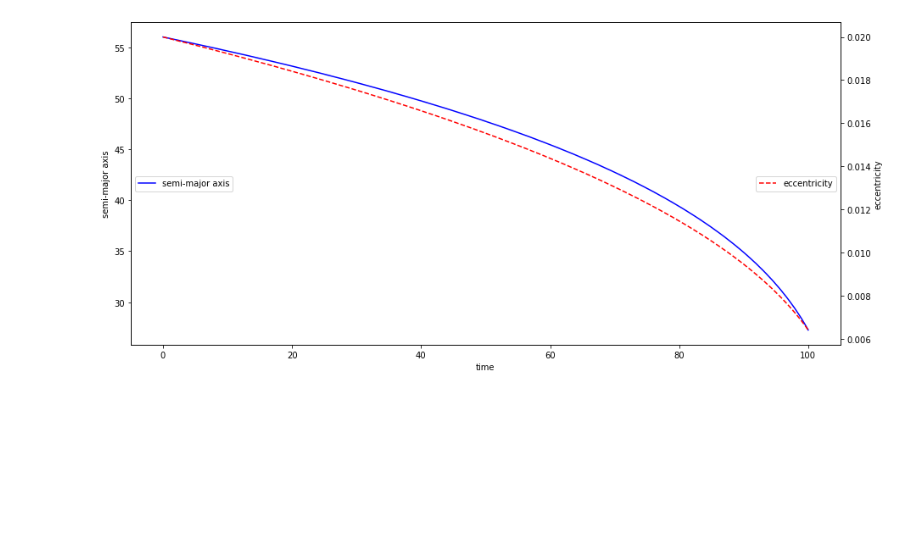
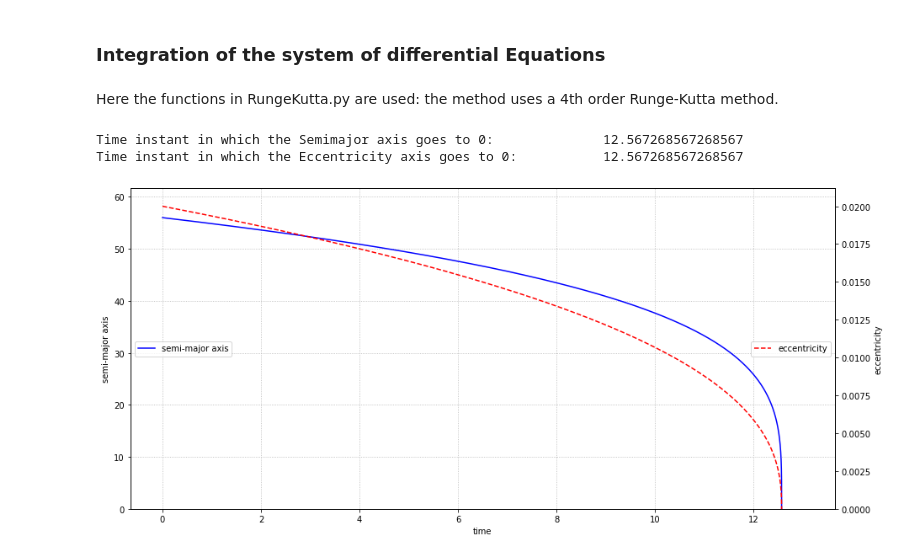
Before and after one commit to Bahadoram/Delay-Time-Dist.-of-Compact-Binary-Objects, a Jupyter notebook: project.ipynb, the cells around one changed output. Saved outputs shown, nothing was run; the diff lists cells and outputs as text; code cells hidden in the pictures; blank space fills up the shorter version.

```diff
--- a/project.ipynb
+++ b/project.ipynb
@@ -16,11 +53,15 @@ BHBHm = pd.read_csv(dir+file2)
+# %% [markdown]
+### Integration of the system of differential Equations
+# %% [markdown]
+Here the functions in RungeKutta.py are used: the method uses a 4th order Runge-Kutta method.
 # %%
-TMIN = 0;  TMAX = 100 # s
+TMIN = 0;  TMAX = 13 # s
 a0   = 56;   e0 = .02
 #initial_state = (a0, e0)
 NSTEPS        = int(1e6)
 
 # just for the try
-M1, M2 = 18e24, 21e24
+M1, M2 = BHBH[['Mass_0', 'Mass_1']].iloc[0]
 
 h = ( TMAX - TMIN ) / (NSTEPS - 1.)
 t = np.linspace(TMIN, TMAX, NSTEPS)
@@ -35,20 +76,29 @@ for i in range(NSTEPS-1):
     yout   = ODE_RK( t[i], yin, h, M2, M1 )
     a[i+1] = yout[0]
     e[i+1] = yout[1]
+# %%
+print("Time instant in which the Semimajor axis goes to 0:\t\t",    t[a<=0][0])
+print("Time instant in which the Eccentricity axis goes to 0:\t\t", t[e<=0][0])
+# %% [output]
+Time instant in which the Semimajor axis goes to 0:              12.567268567268567
+Time instant in which the Eccentricity axis goes to 0:           12.567268567268567
 # %%
 fig, ax = plt.subplots(figsize=(15,7))
 ax.plot(t,a,'b-',  label='semi-major axis')
 ax.set_ylabel('semi-major axis')
 ax.set_xlabel('time')
 ax.legend(loc='center left')
+ax.grid(ls='dotted')
+ax.set_ylim(bottom=0)
 
 ax_ = ax.twinx()
 ax_.plot(t,e,'r--', label='eccentricity')
 ax_.set_ylabel('eccentricity')
 ax_.legend(loc='center right')
+ax_.set_ylim(bottom=0)
 plt.show()
 # %% [output]
-[figure, old version]
+[figure, new version]
 # %%
 initial_state = (a0, e0)
 
```
Also changed, not shown: parts of 7 cells of this notebook, 1 other file.
